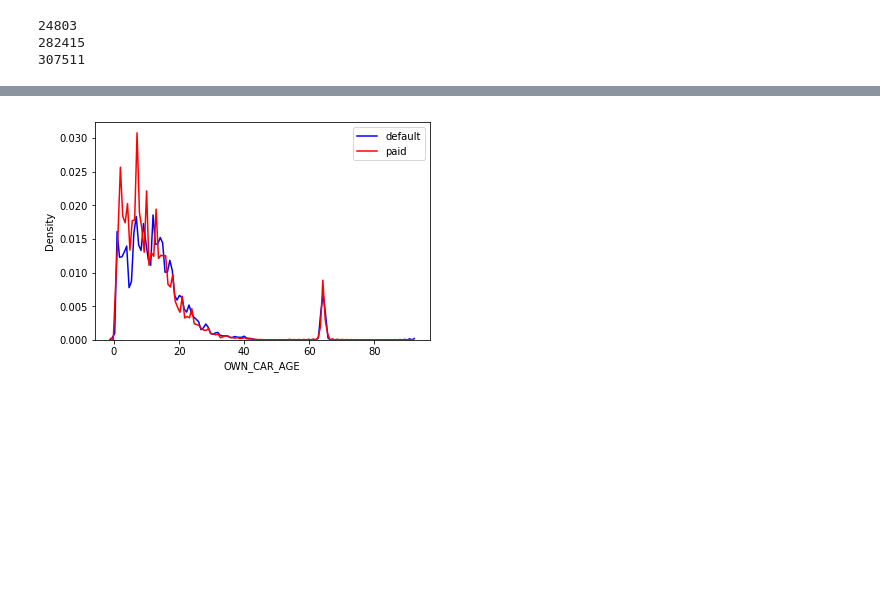
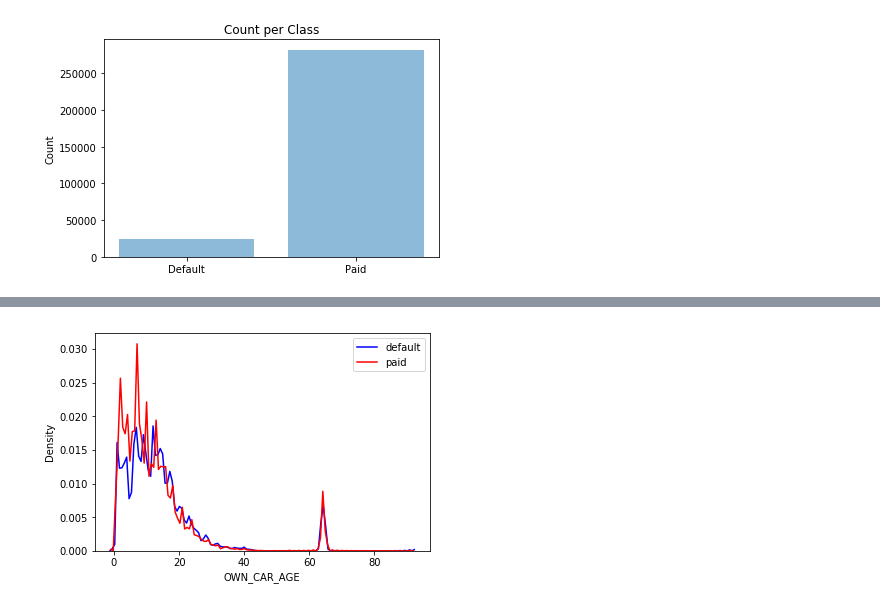
Before and after one commit to omaralqa/udacity_capstone_project, a Jupyter notebook: Data Exploration.ipynb, the cells around one changed output, grey strips where cells are left out. Cells and saved outputs as stored; diff of their text form; code cells hidden in the pictures; blank space fills up the shorter version.

```diff
--- a/Data Exploration.ipynb
+++ b/Data Exploration.ipynb
@@ -11,8 +11,15 @@ X = pd.read_csv('data/application_train_visual.csv')
-# %%
-print(np.where(X['TARGET'] == 1)[0].shape[0])
-print(np.where(X['TARGET'] == 0)[0].shape[0])
-print(len(X))
-# %% [output]
-24803
-282415
-307511
+# %%
+target_count = [np.where(X['TARGET'] == 1)[0].shape[0], np.where(X['TARGET'] == 0)[0].shape[0]]
+target_labels = ['Default', 'Paid']
+y_pos = np.arange(len(target_labels))
+#performance = [10,8,6,4,2,1]
+
+
+plt.bar(y_pos, target_count, align='center', alpha=0.5)
+plt.xticks(y_pos, target_labels)
+plt.ylabel('Count')
+plt.title('Count per Class')
+
+plt.show()
+# %% [output]
+[figure, added]
```
Also changed, not shown: parts of 7 cells of this notebook, 17 other files.
